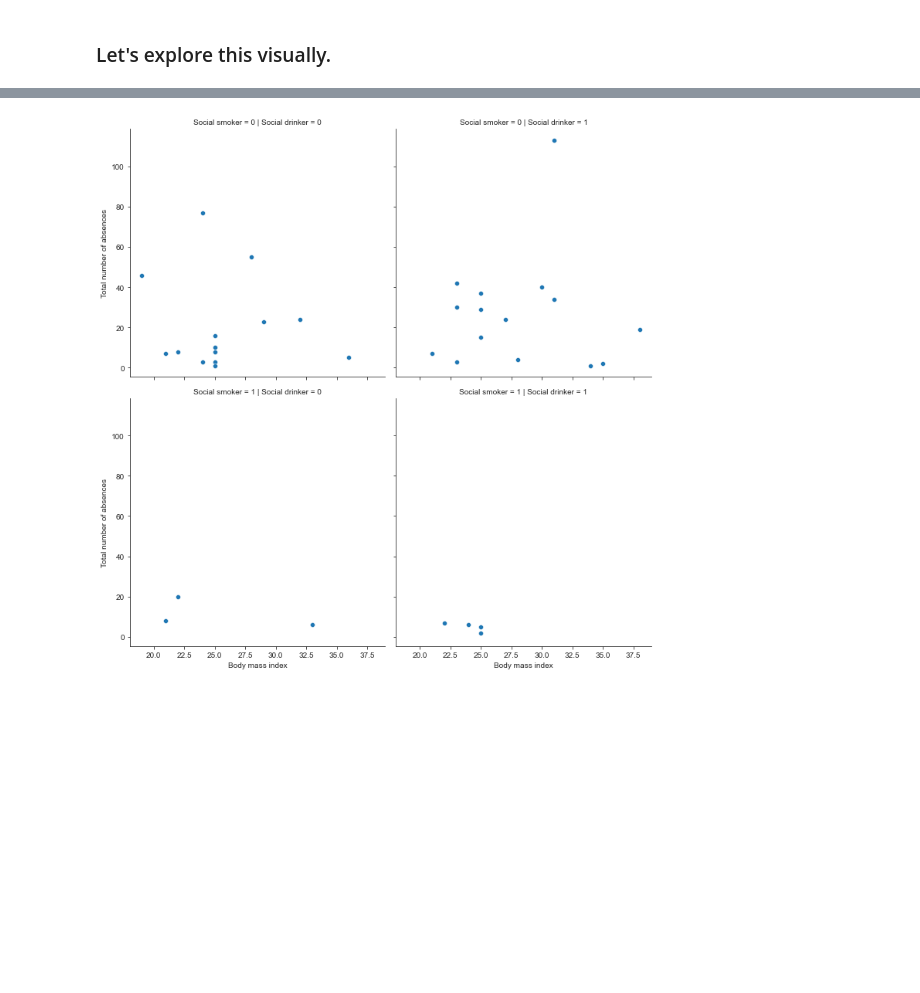
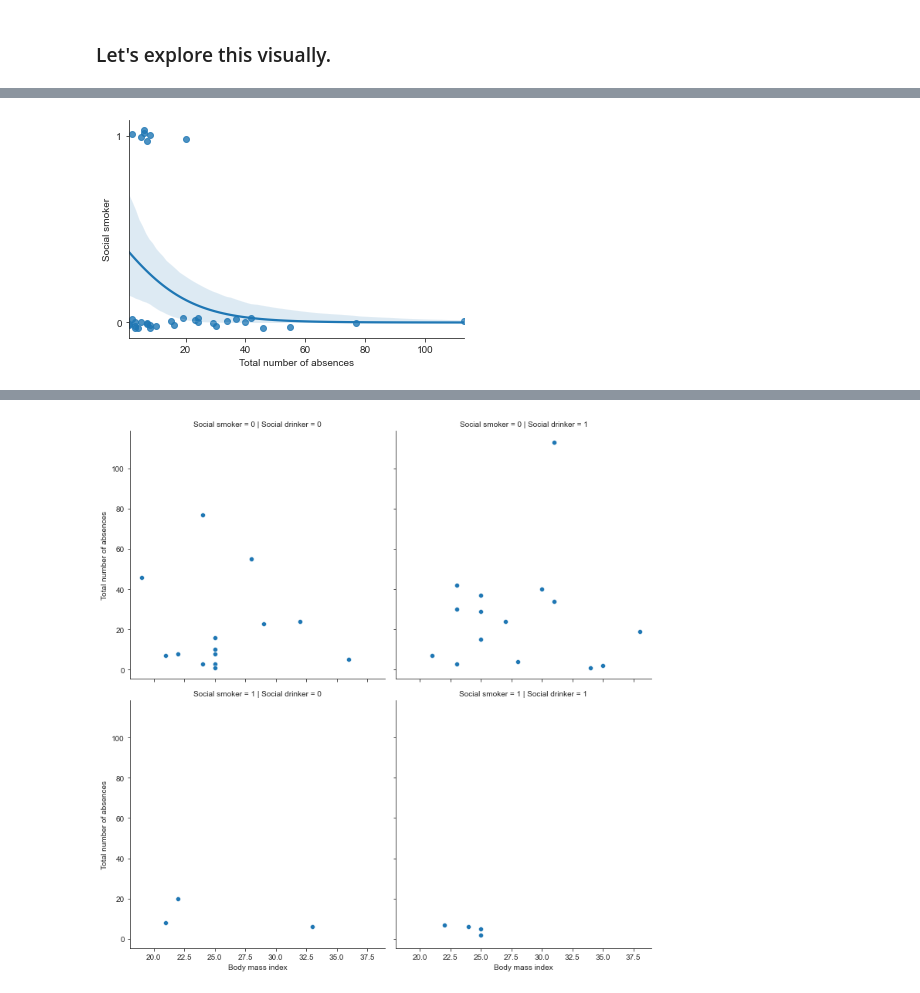
Before and after one commit to diweiho/Absenteeism-at-work, a Jupyter notebook: analysis.ipynb, the cells around one changed output, grey strips where cells are left out. Saved outputs shown, nothing was run; the diff lists cells and outputs as text; code cells hidden in the pictures; blank space fills up the shorter version.

```diff
--- a/analysis.ipynb
+++ b/analysis.ipynb
@@ -357,0 +412,9 @@ plt.show()
+# %%
+
+sns.regplot(x='Total number of absences', y='Social smoker', data=summ_df, logistic=True, y_jitter=0.03)
+plt.yticks(range(2))
+plt.show()
+
+# https://www.statisticssolutions.com/free-resources/directory-of-statistical-analyses/assumptions-of-logistic-regression/
+# %% [output]
+[figure, added]
```
Also changed, not shown: parts of 17 cells of this notebook.
